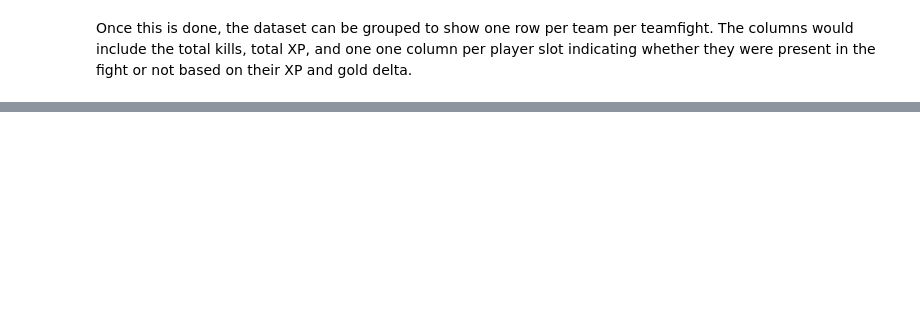
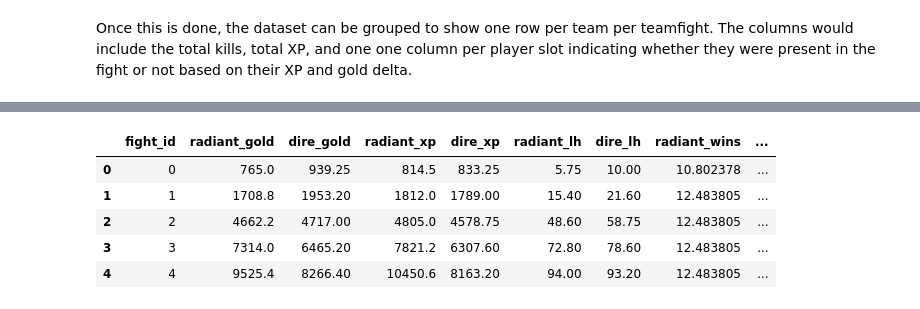
Before and after one commit to itsDZhang/Dota2__Data-Mining, a Jupyter notebook: fight_outcome.ipynb, the cells around one changed output, grey strips where cells are left out. Drawn from its saved outputs; the diff is of its cells as text; code cells hidden in the pictures; blank space fills up the shorter version.

```diff
--- a/fight_outcome.ipynb
+++ b/fight_outcome.ipynb
@@ -203,0 +210,3 @@ Once this is done, the dataset can be grouped to show one row per team per teamf
+# %%
+player_ratings.set_index('account_id')
+player_ratings.head()
@@ -203,0 +220,14 @@ Once this is done, the dataset can be grouped to show one row per team per teamf
+# %%
+match_ratings = pd.merge(player_matches, player_ratings, how='left', on='account_id', sort=False)
+#Aanonomous players will wash out the wins and matches data.
+#These players shoulde not be removed as they still participate in fights and a lot of data would be missing without them.
+#For now, I will find the average number of wins and matches for identifiable players,
+#and assign this value to all '0' account_ids
+#remove player 0
+avgGame = match_ratings[['account_id', 'total_wins', 'total_matches']]
+avgGame = avgGame.loc[avgGame['account_id'] > 0]
+win = avgGame['total_wins'].mean()
+match = avgGame['total_matches'].mean()
+
+match_ratings.loc[match_ratings['account_id'] == 0,'total_wins'] = win
+match_ratings.loc[match_ratings['account_id'] == 0,'total_matches'] = match
@@ -203,0 +243,31 @@ Once this is done, the dataset can be grouped to show one row per team per teamf
+# %%
+#Use as lookup table?
+def static_stats(match_id, players, metric):
+    stats = match_ratings[(match_ratings['match_id']==match_id)&(match_ratings['player_slot'].isin(players))]
+    return stats[[metric]].mean()
+
+#static_stats(0, [1, 2], 'total_wins')
+# %%
+aggStats['radiant_wins'] = playerTimes.apply(lambda x:
+    static_stats(x['match_id'], [x['P' + str(i)] for i in range(5)], 'total_wins'), axis = 1).values
+aggStats['dire_wins'] = playerTimes.apply(lambda x:
+    static_stats(x['match_id'], [x['P' + str(i)] for i in range(128,133)], 'total_wins'), axis = 1).values
+
+aggStats['radiant_matches'] = playerTimes.apply(lambda x:
+    static_stats(x['match_id'], [x['P' + str(i)] for i in range(5)], 'total_matches'), axis = 1).values
+aggStats['dire_matches'] = playerTimes.apply(lambda x:
+    static_stats(x['match_id'], [x['P' + str(i)] for i in range(128,133)], 'total_matches'), axis = 1).values
+
+aggStats['radiant_trueskill'] = playerTimes.apply(lambda x:
+    static_stats(x['match_id'], [x['P' + str(i)] for i in range(5)], 'trueskill_mu'), axis = 1).values
+aggStats['dire_trueskill'] = playerTimes.apply(lambda x:
+    static_stats(x['match_id'], [x['P' + str(i)] for i in range(128,133)], 'trueskill_mu'), axis = 1).values
+# %%
+aggStats.head()
+# %% [output]
+|  | fight_id | radiant_gold | dire_gold | radiant_xp | dire_xp | radiant_lh | dire_lh | radiant_wins | ... |
+| 0 | 0 | 765.0 | 939.25 | 814.5 | 833.25 | 5.75 | 10.00 | 10.802378 | ... |
+| 1 | 1 | 1708.8 | 1953.20 | 1812.0 | 1789.00 | 15.40 | 21.60 | 12.483805 | ... |
+| 2 | 2 | 4662.2 | 4717.00 | 4805.0 | 4578.75 | 48.60 | 58.75 | 12.483805 | ... |
+| 3 | 3 | 7314.0 | 6465.20 | 7821.2 | 6307.60 | 72.80 | 78.60 | 12.483805 | ... |
+| 4 | 4 | 9525.4 | 8266.40 | 10450.6 | 8163.20 | 94.00 | 93.20 | 12.483805 | ... |
```
Also changed, not shown: parts of 20 cells of this notebook.
